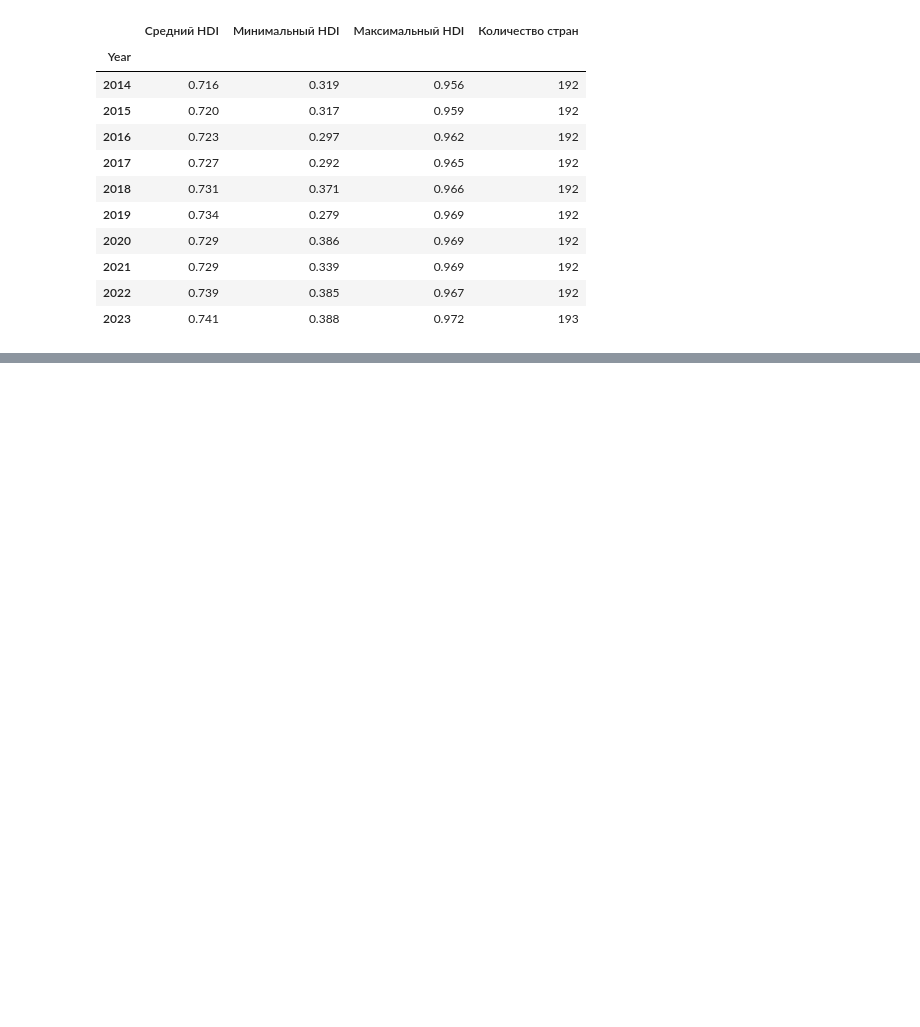
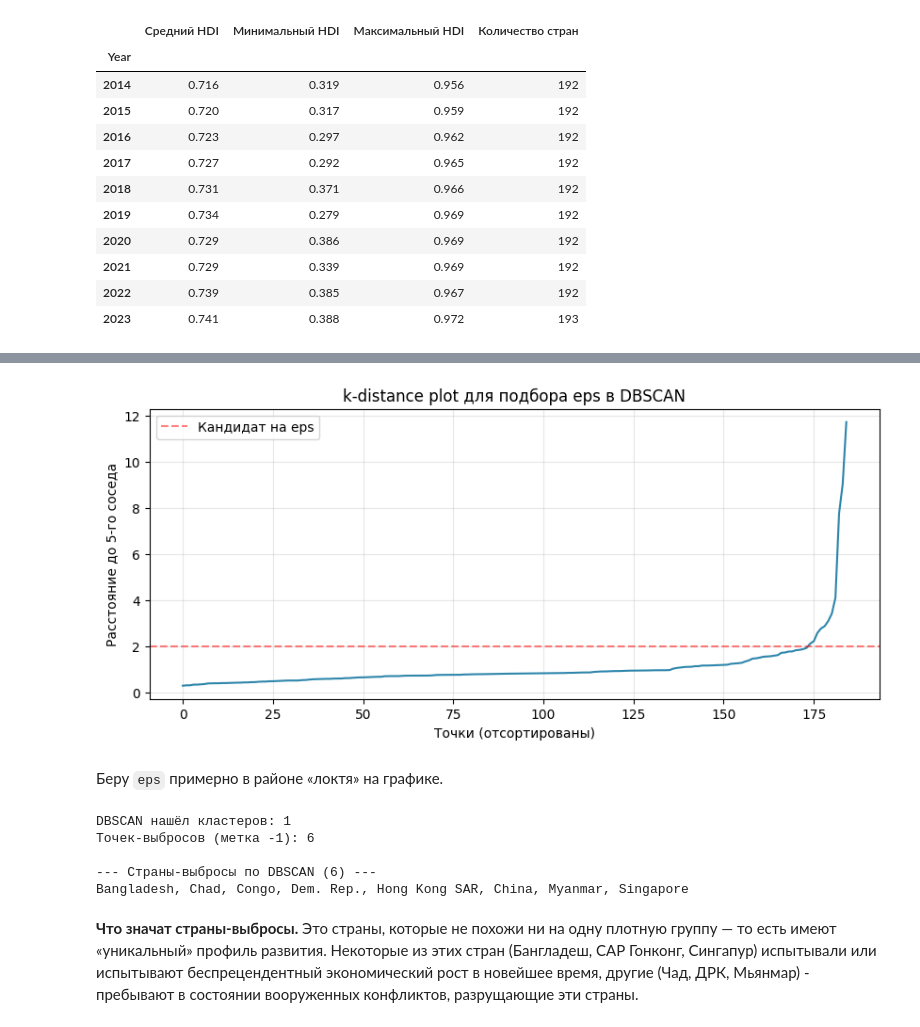
Before and after one commit to izzzav/hse-hdi-visualisation, a Jupyter notebook: country_development.ipynb, the cells around one changed output, grey strips where cells are left out. Cells and saved outputs as stored; diff of their text form; code cells hidden in the pictures; blank space fills up the shorter version.

```diff
--- a/country_development.ipynb
+++ b/country_development.ipynb
@@ -472,0 +732,46 @@ display(yearly_stats.tail(10))
+# %%
+from sklearn.neighbors import NearestNeighbors
+
+MIN_SAMPLES = 5  # эвристика: примерно 2 * число признаков
+nn = NearestNeighbors(n_neighbors=MIN_SAMPLES)
+nn.fit(X_scaled)
+distances, _ = nn.kneighbors(X_scaled)
+k_distances = np.sort(distances[:, -1])
+
+plt.figure(figsize=(10, 4))
+plt.plot(k_distances, color='#2E86AB')
+plt.xlabel('Точки (отсортированы)')
+plt.ylabel(f'Расстояние до {MIN_SAMPLES}-го соседа')
+plt.title(f'k-distance plot для подбора eps в DBSCAN')
+plt.grid(alpha=0.3)
+plt.axhline(y=2, color='red', linestyle='--', alpha=0.5, label='Кандидат на eps')
+plt.legend()
+plt.show()
+# %% [output]
+[figure, added]
+# %% [markdown]
+Беру `eps` примерно в районе «локтя» на графике.
+# %%
+EPS = 2
+
+dbscan = DBSCAN(eps=EPS, min_samples=MIN_SAMPLES)
+features['dbscan_cluster'] = dbscan.fit_predict(X_scaled)
+
+n_clusters_db = len(set(features['dbscan_cluster'])) - (1 if -1 in features['dbscan_cluster'].values else 0)
+n_noise = (features['dbscan_cluster'] == -1).sum()
+
+print(f'DBSCAN нашёл кластеров: {n_clusters_db}')
+print(f'Точек-выбросов (метка -1): {n_noise}')
+
+# Какие страны помечены как выбросы — то есть «нетипичные»
+outliers = features[features['dbscan_cluster'] == -1]['Country Name'].tolist()
+print(f'\n--- Страны-выбросы по DBSCAN ({len(outliers)}) ---')
+print(', '.join(outliers))
+# %% [output]
+DBSCAN нашёл кластеров: 1
+Точек-выбросов (метка -1): 6
+
+--- Страны-выбросы по DBSCAN (6) ---
+Bangladesh, Chad, Congo, Dem. Rep., Hong Kong SAR, China, Myanmar, Singapore
+# %% [markdown]
+**Что значат страны-выбросы.** Это страны, которые не похожи ни на одну плотную группу — то есть имеют «уникальный» профиль развития. Некоторые из этих стран (Бангладеш, САР Гонконг, Сингапур) испытывали или испытывают беспрецендентный экономический рост в новейшее время, другие (Чад, ДРК, Мьянмар) - пребывают в состоянии вооруженных конфликтов, разрущающие эти страны.
```
Also changed, not shown: parts of 32 cells of this notebook, 3 other files.
